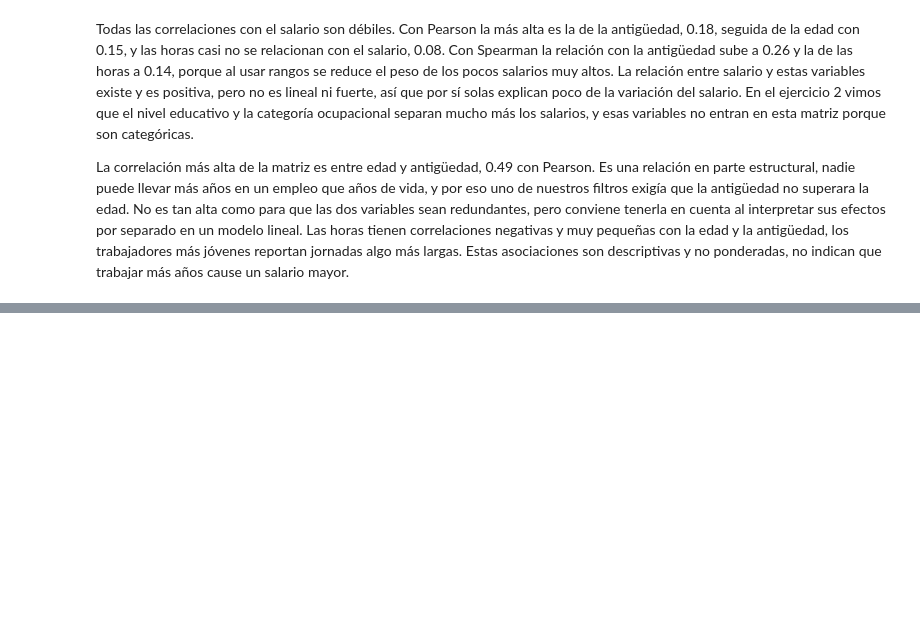
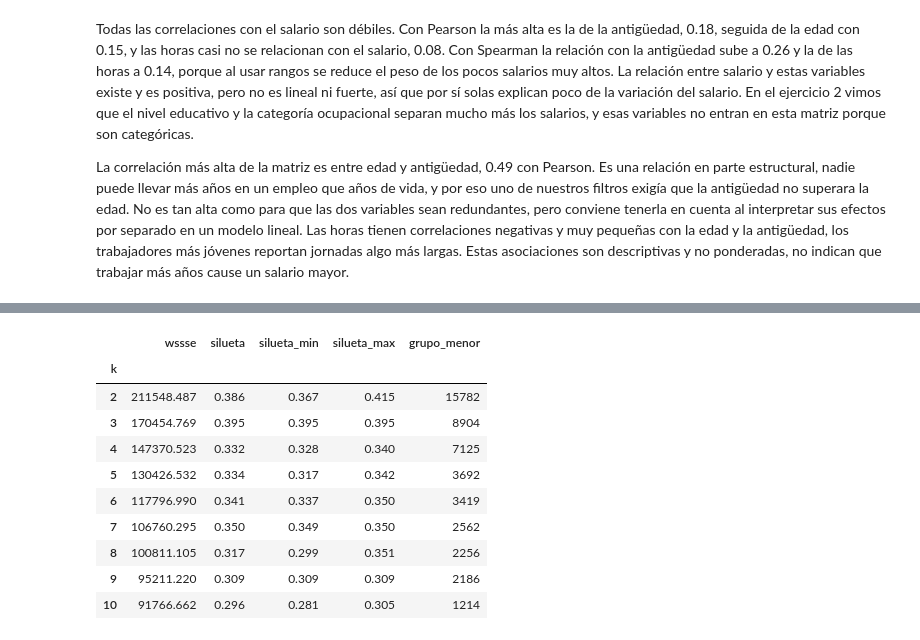
Before and after one commit to Fercho1118/Lab7_DS, a Jupyter notebook: notebooks/lab7.ipynb, the cells around one changed output, grey strips where cells are left out. Cells and saved outputs as stored; diff of their text form; code cells hidden in the pictures; blank space fills up the shorter version.

```diff
--- a/notebooks/lab7.ipynb
+++ b/notebooks/lab7.ipynb
@@ -756,0 +868,29 @@ trabajar más años cause un salario mayor.
+# %%
+evaluador = ClusteringEvaluator(featuresCol="features", predictionCol="prediction",
+                                metricName="silhouette", distanceMeasure="squaredEuclidean")
+SEMILLAS = [SEMILLA, 23645, 7]
+filas = []
+for k in range(2, 11):
+    for s in SEMILLAS:
+        modelo = KMeans(k=k, seed=s, maxIter=50).fit(X_2025)
+        filas.append({"k": k, "semilla": s, "wssse": modelo.summary.trainingCost,
+                      "silueta": evaluador.evaluate(modelo.transform(X_2025)),
+                      "grupo_menor": min(modelo.summary.clusterSizes)})
+pruebas_k = pd.DataFrame(filas)
+seleccion_k = pruebas_k.groupby("k").agg(
+    wssse=("wssse", "min"), silueta=("silueta", "mean"),
+    silueta_min=("silueta", "min"), silueta_max=("silueta", "max"),
+    grupo_menor=("grupo_menor", "min"))
+seleccion_k.round(3)
+# %% [output]
+|  | wssse | silueta | silueta_min | silueta_max | grupo_menor |
+| k |  |  |  |  |  |
+| 2 | 211548.487 | 0.386 | 0.367 | 0.415 | 15782 |
+| 3 | 170454.769 | 0.395 | 0.395 | 0.395 | 8904 |
+| 4 | 147370.523 | 0.332 | 0.328 | 0.340 | 7125 |
+| 5 | 130426.532 | 0.334 | 0.317 | 0.342 | 3692 |
+| 6 | 117796.990 | 0.341 | 0.337 | 0.350 | 3419 |
+| 7 | 106760.295 | 0.350 | 0.349 | 0.350 | 2562 |
+| 8 | 100811.105 | 0.317 | 0.299 | 0.351 | 2256 |
+| 9 | 95211.220 | 0.309 | 0.309 | 0.309 | 2186 |
+| 10 | 91766.662 | 0.296 | 0.281 | 0.305 | 1214 |
```
Also changed, not shown: parts of 10 cells of this notebook.
